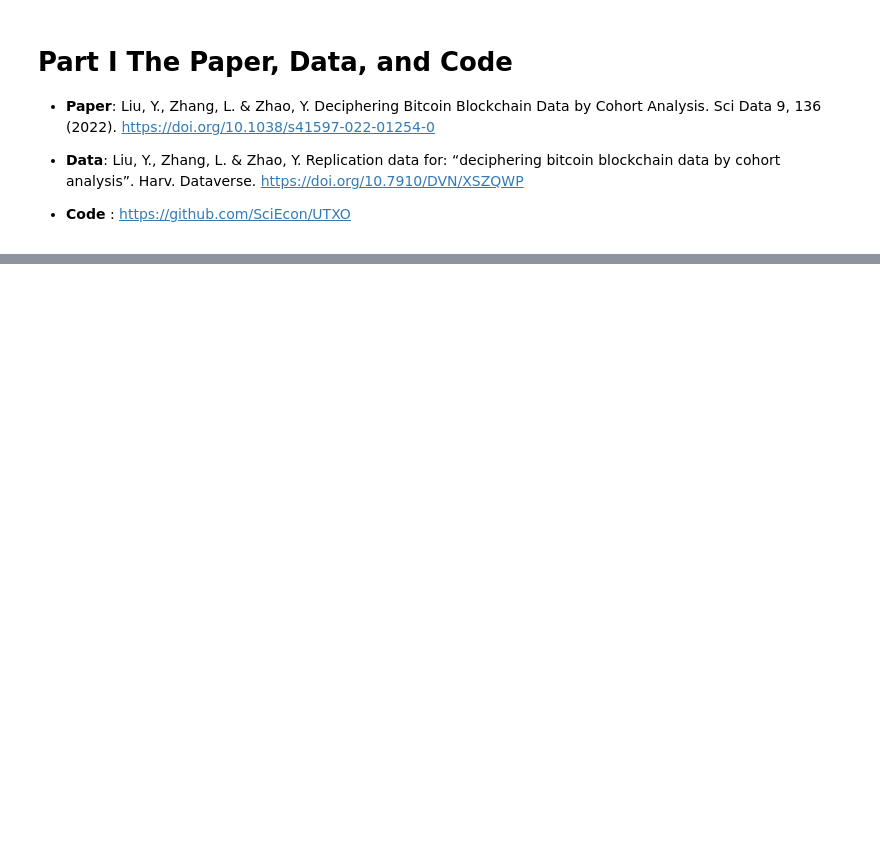
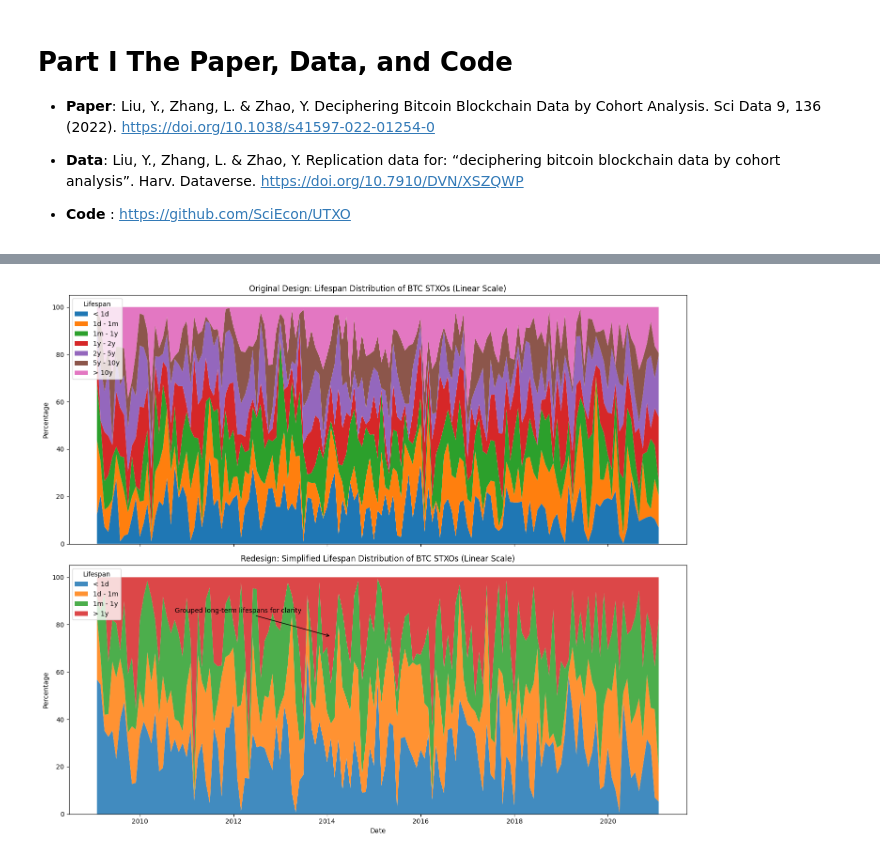
Before and after one commit to sunshineluyao/infoVis_Week2, a Jupyter notebook: InfoVis_Week2.ipynb, the cells around one changed output, grey strips where cells are left out. Cells and saved outputs as stored; diff of their text form; code cells hidden in the pictures; blank space fills up the shorter version.

```diff
--- a/InfoVis_Week2.ipynb
+++ b/InfoVis_Week2.ipynb
@@ -159,0 +92,42 @@ This small multiples approach, combined with interactive features (such as zoom,
+# %%
+# Revised simulation with focus on the original and redesigned versions
+
+# Define lifespan categories for redesigned version with fewer bands
+categories_redesign_simplified = ["< 1d", "1d - 1m", "1m - 1y", "> 1y"]  # More simplified for clarity
+
+# Simulate data for the redesigned simplified version
+data_redesign_simplified = np.random.rand(len(dates), len(categories_redesign_simplified))
+data_redesign_simplified = data_redesign_simplified / data_redesign_simplified.sum(axis=1, keepdims=True) * 100  # Normalize
+
+# Create DataFrame for the simplified redesigned data
+df_redesign_simplified = pd.DataFrame(data_redesign_simplified, columns=categories_redesign_simplified, index=dates)
+
+# Plotting original design (Subfigure 1) and redesigned simplified chart (Subfigure 2)
+fig, axes = plt.subplots(2, 1, figsize=(14, 12), sharex=True)
+
+# Original Design: Linear scale stacked area chart with dense color bands
+axes[0].stackplot(df_original.index, df_original.T, labels=categories_original)
+axes[0].set_title("Original Design: Lifespan Distribution of BTC STXOs (Linear Scale)")
+axes[0].set_ylabel("Percentage")
+axes[0].legend(title="Lifespan", loc="upper left")
+
+# Redesigned Simplified Chart: Linear scale with grouped categories and annotations for clarity
+axes[1].stackplot(df_redesign_simplified.index, df_redesign_simplified.T, labels=categories_redesign_simplified, alpha=0.85)
+axes[1].set_title("Redesign: Simplified Lifespan Distribution of BTC STXOs (Linear Scale)")
+axes[1].set_ylabel("Percentage")
+axes[1].legend(title="Lifespan", loc="upper left")
+
+# Adding annotation to the redesigned chart to highlight readability improvements
+axes[1].annotate('Grouped long-term lifespans for clarity',
+                 xy=(df_redesign_simplified.index[60], 75),
+                 xytext=(df_redesign_simplified.index[20], 85),
+                 arrowprops=dict(facecolor='black', arrowstyle='->'))
+
+# Common X axis label
+plt.xlabel("Date")
+
+# Save as a combined figure with subplots
+plt.tight_layout()
+plt.show()
+# %% [output]
+[figure, added]
```
Also changed, not shown: parts of 11 cells of this notebook.
